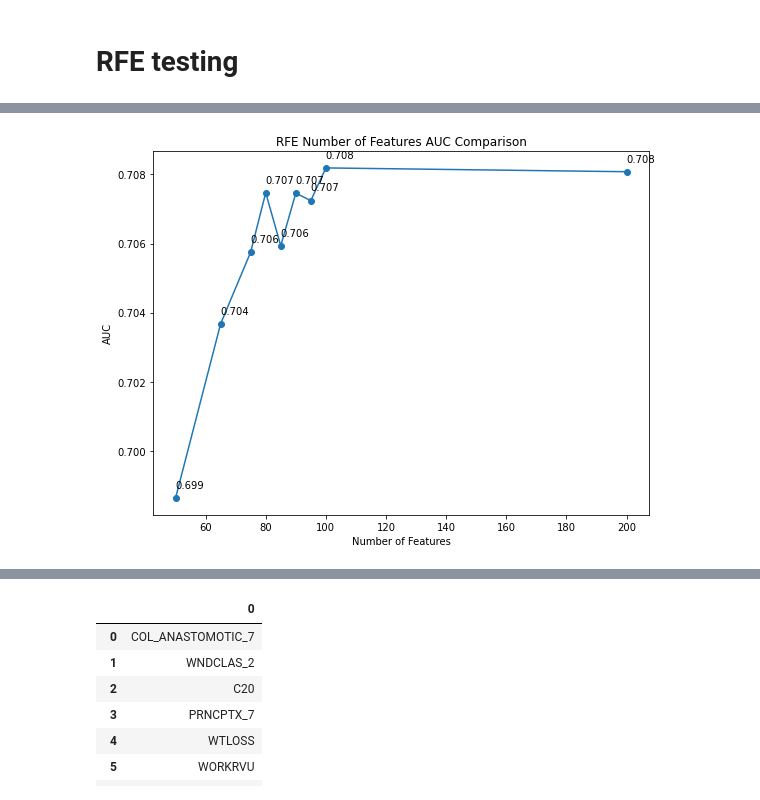
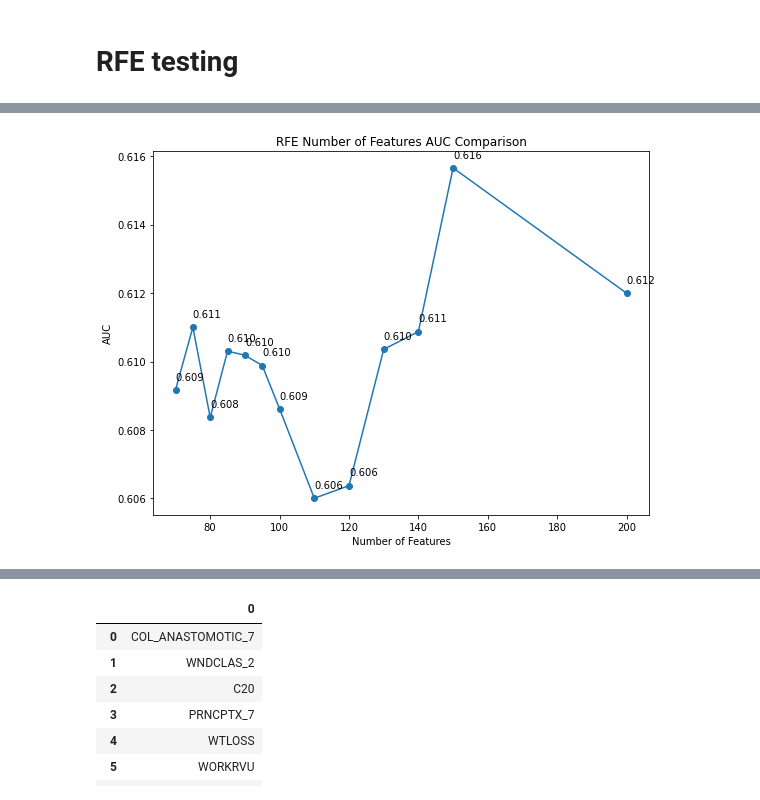
Before and after one commit to sjo302/Capstone, a Jupyter notebook: Notebooks/0775_RFE_Analysis.ipynb, the cells around one changed output, grey strips where cells are left out. Drawn from its saved outputs; the diff is of its cells as text; code cells hidden in the pictures.

Commit message:
updated columns

```diff
--- a/Notebooks/0775_RFE_Analysis.ipynb
+++ b/Notebooks/0775_RFE_Analysis.ipynb
@@ -196,7 +223,7 @@ aucs
 # %% [markdown]
 # RFE testing
 # %%
-X_train_corr = filter_by_correlation(X2_train, y_train, .55)
+X_train_corr = filter_by_correlation(X2_train, y_train, .6)
 X_val_corr = X_val[np.array(X_train_corr.columns)]
 # %% [output]
 A value is trying to be set on a copy of a slice from a DataFrame
@@ -229,7 +260,7 @@ from sklearn.feature_selection import RFE
 from xgboost import XGBClassifier
 
 estimator = DecisionTreeClassifier()
-num_features = [200, 100, 95, 90, 85, 80]
+num_features = [200, 150, 140, 130, 120, 110, 100, 95, 90, 85, 80, 75, 70]
 step = 5
 roc_auc = []
 for num in num_features:
@@ -238,11 +269,11 @@ for num in num_features:
     dt_feat = X_train_corr.columns[rfe_dt.support_]
     Xrfe_train = X_train_corr[dt_feat]
     Xrfe_val = X_val_corr[dt_feat]
-    print('finished RFE for num_features = {num}')
+    print(f'finished RFE for num_features = {num}')
     #decision tree to get auc
     dt = DecisionTreeClassifier()
     dt.fit(Xrfe_train, y_train)
-    print('fit DT for num_features = {num}')
+    print(f'fit DT for num_features = {num}')
     y_pred = dt.predict_proba(Xrfe_val)[:,1]
 
     fpr, tpr, thresholds = roc_curve(y_val, y_pred)
@@ -278,20 +314,0 @@ roc_auc
-# %%
-estimator = DecisionTreeClassifier()
-num_features = [75, 65, 50]
-step = 5
-roc_auc_more = []
-for num in num_features:
-    print(f'on num_features = {num}')
-    rfe_dt = RFE(estimator, n_features_to_select = num, step = step).fit(X_train_corr, y_train)
-    dt_feat = X_train_corr.columns[rfe_dt.support_]
-    Xrfe_train = X_train_corr[dt_feat]
-    Xrfe_val = X_val_corr[dt_feat]
-    print('finished RFE for num_features = {num}')
-    #decision tree to get auc
-    dt = DecisionTreeClassifier()
-    dt.fit(Xrfe_train, y_train)
-    print('fit DT for num_features = {num}')
-    y_pred = dt.predict_proba(Xrfe_val)[:,1]
-
-    fpr, tpr, thresholds = roc_curve(y_val, y_pred)
-    roc_auc_more.append(metrics.auc(fpr, tpr))
@@ -328,21 +315,21 @@ num_features_full = [200, 100, 95, 90, 85, 80, 75, 65, 50]
 # %%
 fig, ax = plt.subplots(figsize = (8,6))
-plt.plot(num_features_full, rocs_full, '-o')
-for x,y in zip(num_features_full, rocs_full):
+plt.plot(num_features, roc_auc, '-o')
+for x,y in zip(num_features, roc_auc):
 
     label = "{:.3f}".format(y)
 
     plt.annotate(label, # this is the text
                  (x,y), # these are the coordinates to position the label
                  textcoords="offset points", # how to position the text
                  xytext=(0,10), # distance from text to points (x,y)
                  ha='left') # horizontal alignment can be left, right or center
 plt.title('RFE Number of Features AUC Comparison')
 plt.xlabel('Number of Features')
 plt.ylabel('AUC')
 plt.tight_layout()
 plt.show()
 # %% [output]
-[figure, old version]
+[figure, new version]
 # %%
 estimator = DecisionTreeClassifier()
```
Also changed, not shown: parts of 21 cells of this notebook, 1 other file.
